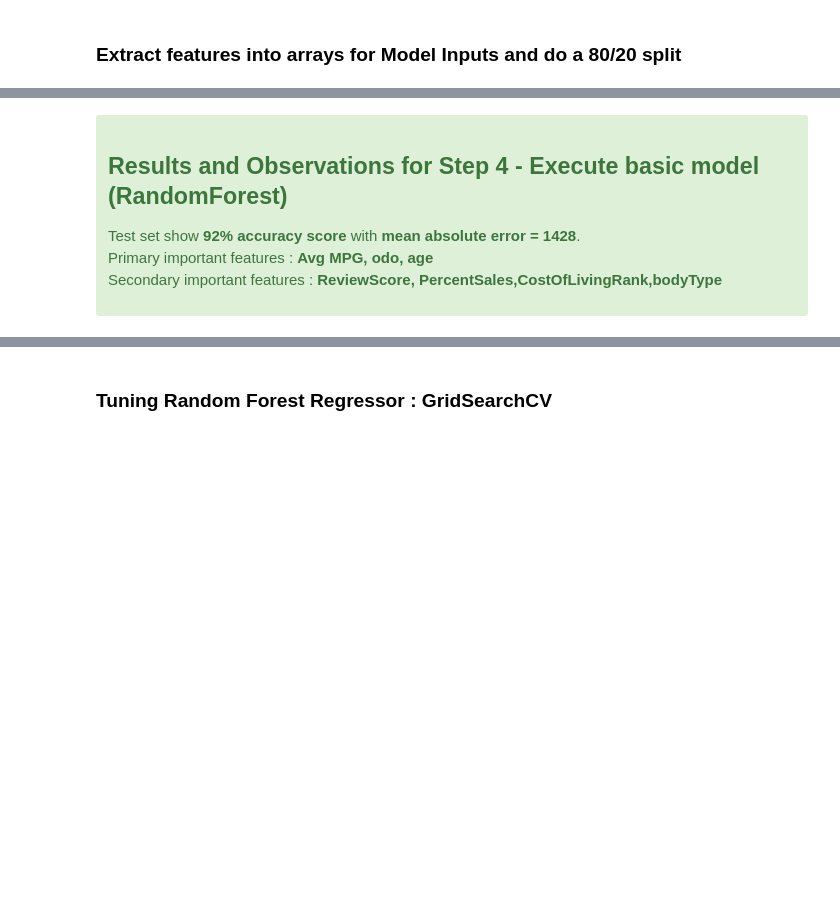
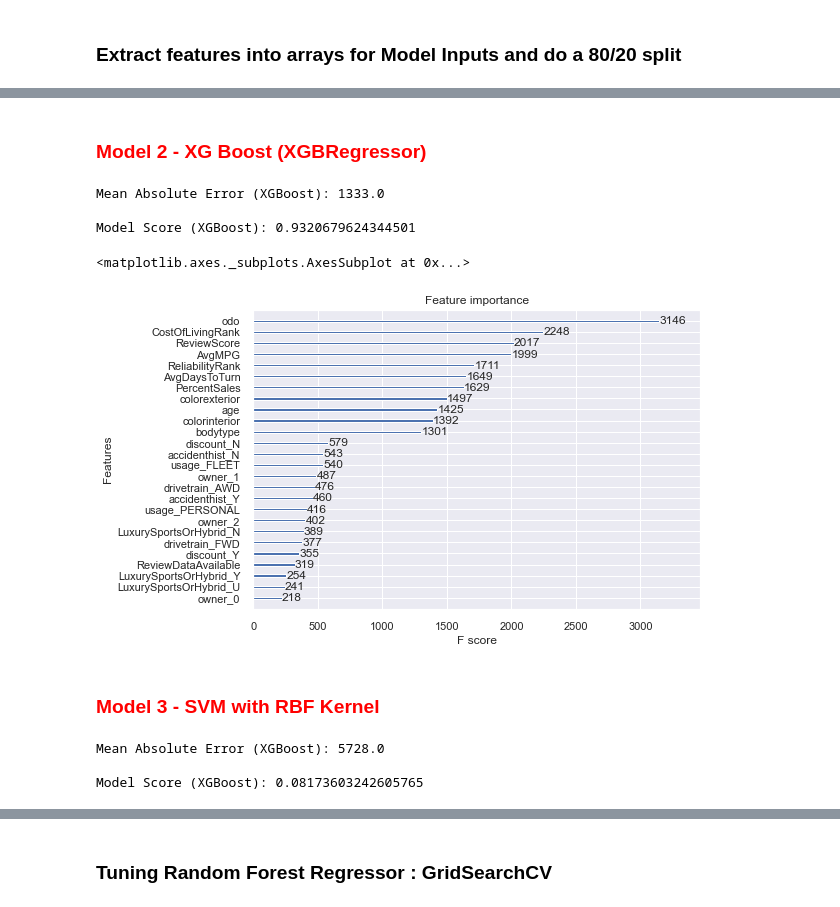
Before and after one commit to jchowdhury82/Used_Car_Price_Predictor, a Jupyter notebook: UsedCarEDA-v1.ipynb, the cells around one changed output, grey strips where cells are left out. Saved outputs shown, nothing was run; the diff lists cells and outputs as text; code cells hidden in the pictures; blank space fills up the shorter version.

```diff
--- a/UsedCarEDA-v1.ipynb
+++ b/UsedCarEDA-v1.ipynb
@@ -694,10 +699,44 @@ featureimportance(rf_price,X_labels)
-# %% [markdown]
-<div class="alert alert-block alert-success">
-
-## Results and Observations for Step 4 - Execute basic model (RandomForest)
-
-Test set show **92% accuracy score** with **mean absolute error = 1428**. <br>
-Primary important features : **Avg MPG, odo, age** <br>
-Secondary important features : **ReviewScore, PercentSales,CostOfLivingRank,bodyType**
-
-</div>
+# %% [markdown]
+### <span style="color:Red"> Model 2 -  XG Boost (XGBRegressor) </span>
+# %%
+# Create an XGB Regressor
+
+xg_price = XGBRegressor(objective ='reg:squarederror',
+                        colsample_bytree = 0.3,
+                        learning_rate = 0.1,
+                        max_depth = 5,
+                        alpha = 10,
+                        n_estimators = 1000)
+
+xg_price.fit(X_train, y_train)
+
+xg_pred_price = xg_price.predict(X_test)
+
+print("\nMean Absolute Error (XGBoost): {}".format(round(mean_absolute_error(y_test, xg_pred_price))))
+print("\nModel Score (XGBoost): {}".format(xg_price.score(X_test,y_test)))
+#print("\nModel Params (XGBoost): {}".format(xg_price.get_params()))
+
+plot_importance(xg_price)
+# %% [output]
+Mean Absolute Error (XGBoost): 1333.0
+
+Model Score (XGBoost): 0.9320679624344501
+<matplotlib.axes._subplots.AxesSubplot at 0x...>
+[figure, added]
+# %% [markdown]
+### <span style="color:Red"> Model 3 - SVM with RBF Kernel </span>
+# %%
+# Create an XGB Regressor
+
+svr_price = SVR(kernel='rbf')
+
+svr_price.fit(X_train, y_train)
+
+svr_pred_price = svr_price.predict(X_test)
+
+print("\nMean Absolute Error (XGBoost): {}".format(round(mean_absolute_error(y_test, svr_pred_price))))
+print("\nModel Score (XGBoost): {}".format(svr_price.score(X_test,y_test)))
+# %% [output]
+Mean Absolute Error (XGBoost): 5728.0
+
+Model Score (XGBoost): 0.08173603242605765
```
Also changed, not shown: parts of 33 cells of this notebook.
